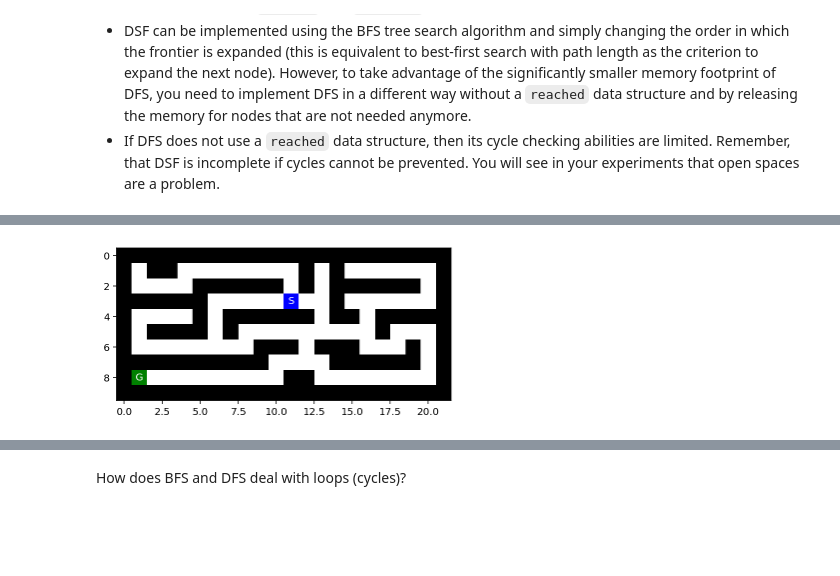
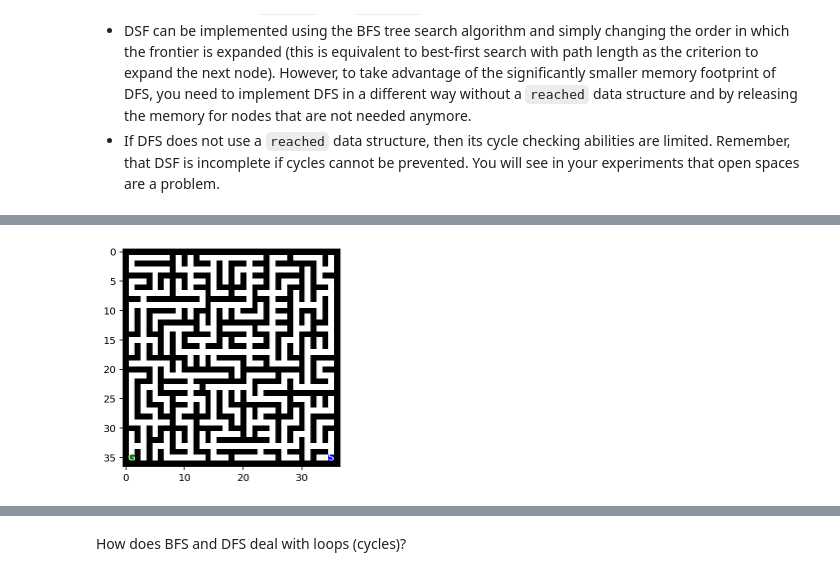
Before and after one commit to WillStrickland13/CS7320-AI, a Jupyter notebook: Search/Maze.ipynb, the cells around one changed output, grey strips where cells are left out. Cells and saved outputs as stored; diff of their text form; code cells hidden in the pictures; blank space fills up the shorter version.

Commit message:
Finished charts

```diff
--- a/Search/Maze.ipynb
+++ b/Search/Maze.ipynb
@@ -18,7 +18,7 @@ Tree search algorithm implementations that you find online and used in general a
 
 Several mazes for this exercise are stored as text files. Here is the small example maze:
 # %%
-with open("small_maze.txt", "r") as f:
+with open("large_maze.txt", "r") as f:
     maze_str = f.read()
 print(maze_str)
 # %% [output]
@@ -209,6 +219,8 @@ __Notes:__
 # Your code goes here
 from collections import deque
 from queue import Queue
+from queue import LifoQueue
+
 start_node = Node(pos = mh.find_pos(maze, what = "S"), parent = None, action = None, cost = 0)
 end_node = Node(pos = mh.find_pos(maze, what = "G"), parent = None, action = None, cost = 0)
 #print(mh.look(maze,(0,1)))
@@ -238,41 +250,98 @@ def expand(node):
 
     return neighbors
 
-def BFS2(start_node,end_node):
-
-#     function BREADTH-FIRST-SEARCH(problem) returns a solution node or failure node←NODE(problem.INITIAL)
-#   if problem.IS-GOAL(node.STATE) then return node
+def BFS(start_node,end_node):
+    nodesExpanded=0
+    maxTreeDepth=0
+    maxFrontierSize=0
     if(start_node==end_node):
         return start_node
-#   frontier ← a FIFO queue, with node as an element reached←{problem.INITIAL}
     frontier = Queue(maxsize=0)
     frontier.put(start_node)
     reached = set()
-#   while not IS-EMPTY(frontier) do node←POP(frontier)
+
     while not frontier.empty():
-        print("test")
+        if(frontier.qsize()>maxFrontierSize):
+            maxFrontierSize=frontier.qsize()
         node=frontier.get()
+        if(len(node.get_path_from_root()))>maxTreeDepth:
+            maxTreeDepth=len(node.get_path_from_root())
         children = expand(node)
 
-#       for each child in EXPAND(problem, node) do
+
         for child in children:
             s=child.pos
-#           s←child.STATE
             if s == end_node.getPos():
+                print("nodes expanded = ",nodesExpanded)
+                print("max tree depth = ",maxTreeDepth+1)
+                print("max nodes in memory = ",len(reached))
+                print("max frontier size = ",maxFrontierSize)
                 return child.get_path_from_root()
+
             elif s not in reached:
+                nodesExpanded+=1
                 reached.add(s)
                 frontier.put(child)
     return "fail"
-#           if problem.IS-GOAL(s) then return child if s is not in reached then
-#               add s to reached
-#               add child to frontier
-#   return failure
-# function UNIFORM-COST-SEARCH(problem) returns a solution node, or failure return BEST-FIRST-SEARCH(problem, PATH-COST)
 
 
-path = (BFS2(start_node,end_node))
+def isCycle(path):
+    posList = []
+    for node in path:
+        posList.append(node.getPos())
+    if len(posList) > len(set(posList)):
+        return True
+    else:
+        return False
+
+#
+# function DEPTH-LIMITED-SEARCH(problem, l) returns a node or failure or cutoff
+def DFS(start_node,end_node):
+    nodesExpanded=0
+    maxTreeDepth=0
+    maxFrontierSize=0
+    maxNodesInMem=0
+#   frontier←a LIFO queue (stack) with NODE(problem.INITIAL) as an element
+    if(start_node==end_node):
+        return start_node
+    frontier = LifoQueue(maxsize=0)
+    frontier.put(start_node)
+
+    while not frontier.empty():
+        if(frontier.qsize()>maxFrontierSize):
+            maxFrontierSize=frontier.qsize()
+        node=frontier.get()
+        if(len(node.get_path_from_root()))>maxTreeDepth:
+            maxTreeDepth=len(node.get_path_from_root())
+        if(len(node.get_path_from_root()))>maxNodesInMem:
+            maxNodesInMem=len(node.get_path_from_root())
+        if(node.getPos()==end_node.getPos()):
+            print("nodes expanded = ",nodesExpanded)
+            print("max tree depth = ",maxTreeDepth+1)
+            print("max nodes in memory = ",maxNodesInMem)
+            print("max frontier size = ",maxFrontierSize)
+            return node.get_path_from_root()
+
+        if not isCycle(node.get_path_from_root()):
+
+            children = expand(node)
+            for child in children:
+                nodesExpanded+=1
+                frontier.put(child)
+#   else if not IS-CYCLE(node) do
+#       for each child in EXPAND(problem, node) do
+#           add child to frontier
+#   return result
+
+#Breadth Search
+path = (BFS(start_node,end_node))
 for node in path:
     print(node.getPos())
 mh.show_maze(maze)
+
+#Depth search
+path = (DFS(start_node,end_node))
+for node in path:
+    print(node.getPos())
+mh.show_maze(maze)
 # %% [output]
@@ -296 +365 @@ test
-[figure, old version]
+[figure, new version]
```
Also changed, not shown: parts of 25 cells of this notebook, 1 other file.
